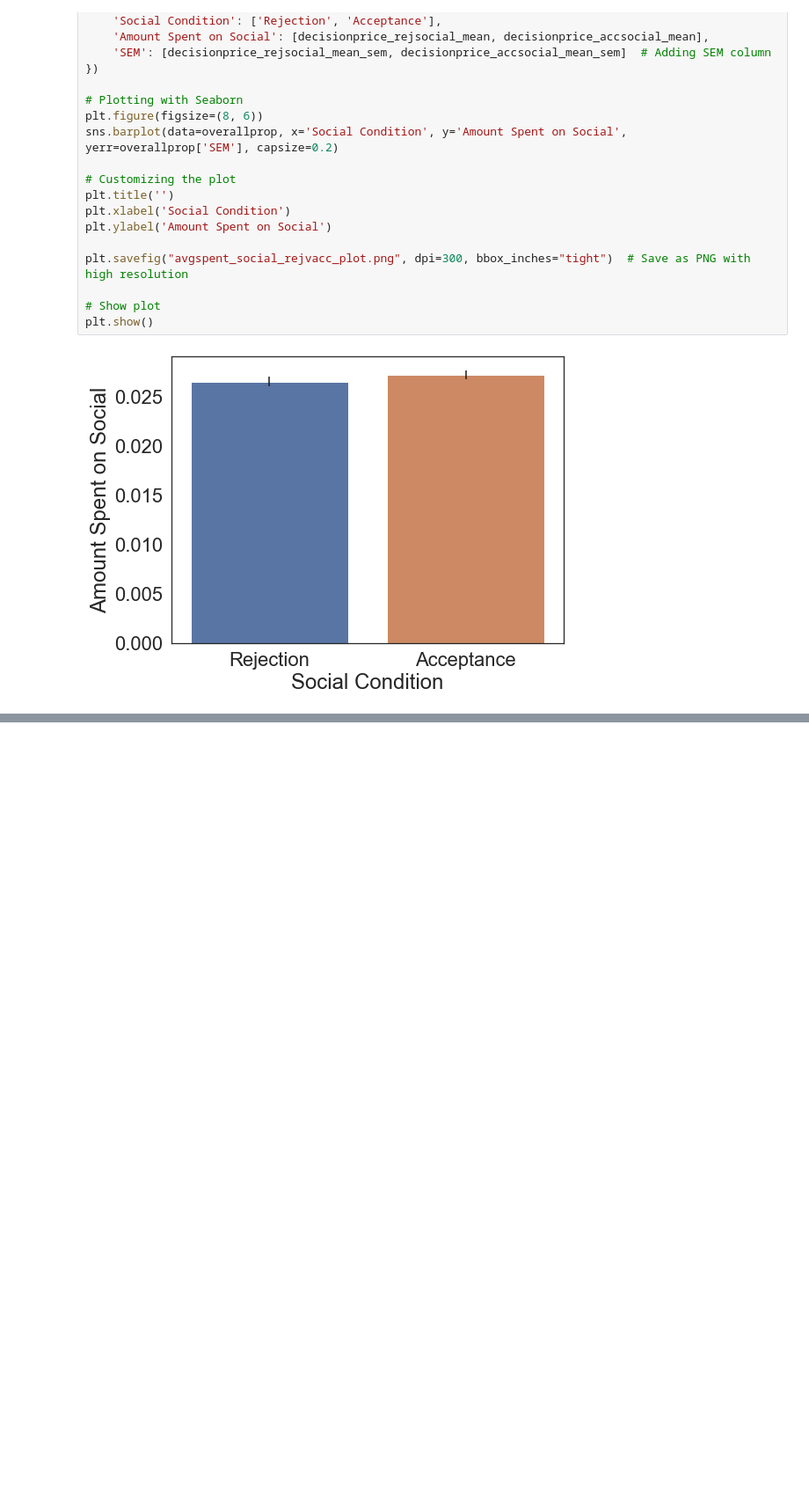
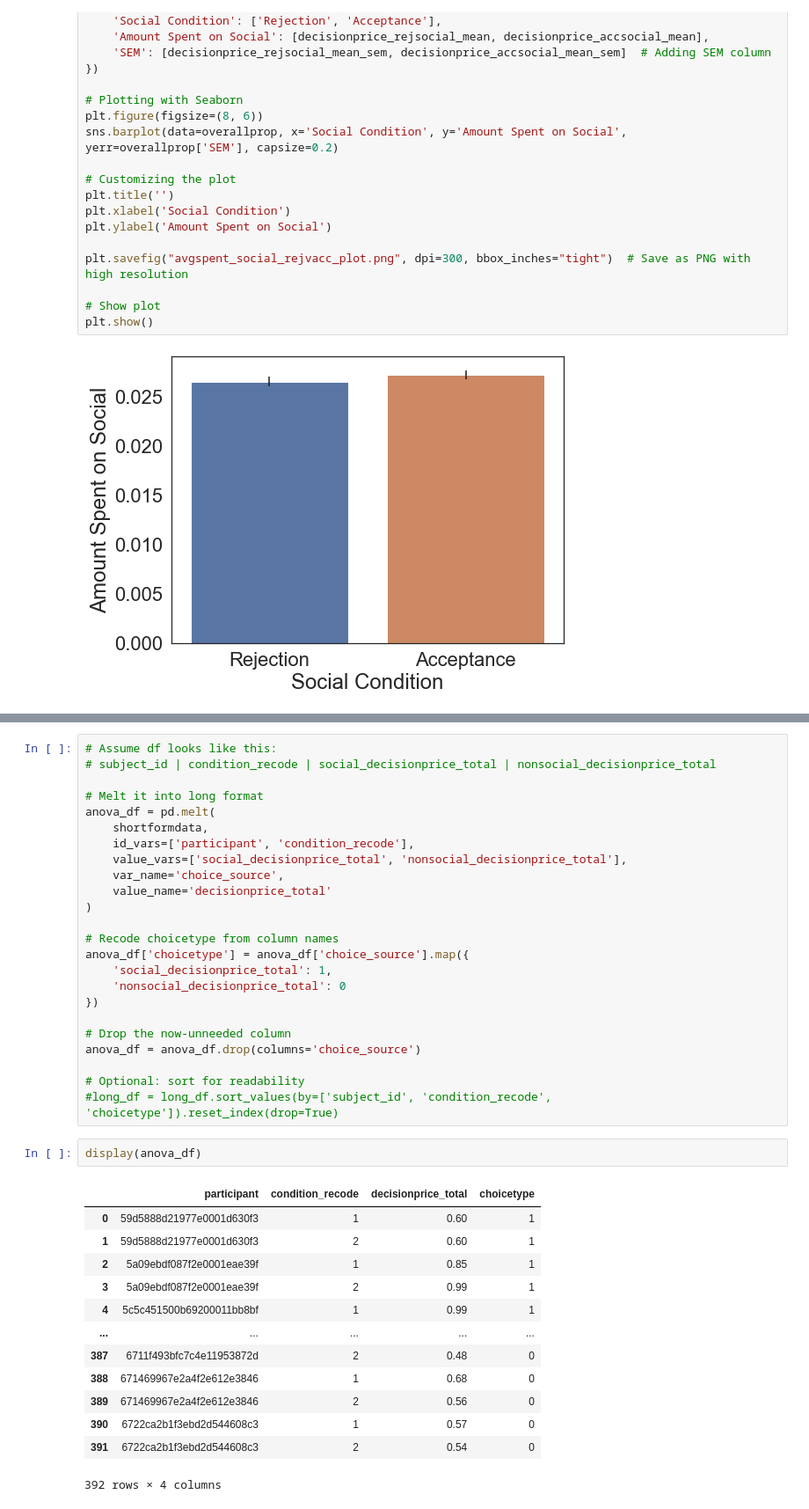
Before and after one commit to fareri-lab/WTP_Rejection_Choice_Pub, a Jupyter notebook: t_test_analyses.ipynb, the cells around one changed output, grey strips where cells are left out. Shown at 88% size. Saved outputs shown, nothing was run; the diff lists cells and outputs as text; blank space fills up the shorter version.

Commit message:
jd_2x2anova

```diff
--- a/t_test_analyses.ipynb
+++ b/t_test_analyses.ipynb
@@ -898,0 +946,40 @@ plt.show()
+# %%
+# Assume df looks like this:
+# subject_id | condition_recode | social_decisionprice_total | nonsocial_decisionprice_total
+
+# Melt it into long format
+anova_df = pd.melt(
+    shortformdata,
+    id_vars=['participant', 'condition_recode'],
+    value_vars=['social_decisionprice_total', 'nonsocial_decisionprice_total'],
+    var_name='choice_source',
+    value_name='decisionprice_total'
+)
+
+# Recode choicetype from column names
+anova_df['choicetype'] = anova_df['choice_source'].map({
+    'social_decisionprice_total': 1,
+    'nonsocial_decisionprice_total': 0
+})
+
+# Drop the now-unneeded column
+anova_df = anova_df.drop(columns='choice_source')
+
+# Optional: sort for readability
+#long_df = long_df.sort_values(by=['subject_id', 'condition_recode', 'choicetype']).reset_index(drop=True)
+# %%
+display(anova_df)
+# %% [output]
+|  | participant | condition_recode | decisionprice_total | choicetype |
+| 0 | 59d5888d21977e0001d630f3 | 1 | 0.60 | 1 |
+| 1 | 59d5888d21977e0001d630f3 | 2 | 0.60 | 1 |
+| 2 | 5a09ebdf087f2e0001eae39f | 1 | 0.85 | 1 |
+| 3 | 5a09ebdf087f2e0001eae39f | 2 | 0.99 | 1 |
+| 4 | 5c5c451500b69200011bb8bf | 1 | 0.99 | 1 |
+| ... | ... | ... | ... | ... |
+| 387 | 6711f493bfc7c4e11953872d | 2 | 0.48 | 0 |
+| 388 | 671469967e2a4f2e612e3846 | 1 | 0.68 | 0 |
+| 389 | 671469967e2a4f2e612e3846 | 2 | 0.56 | 0 |
+| 390 | 6722ca2b1f3ebd2d544608c3 | 1 | 0.57 | 0 |
+| 391 | 6722ca2b1f3ebd2d544608c3 | 2 | 0.54 | 0 |
+392 rows × 4 columns
```
Also changed, not shown: parts of 10 cells of this notebook.
